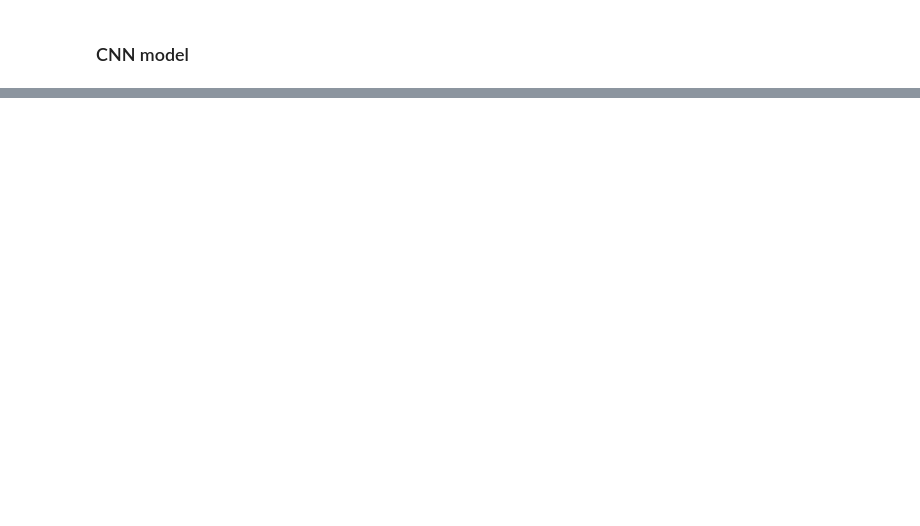
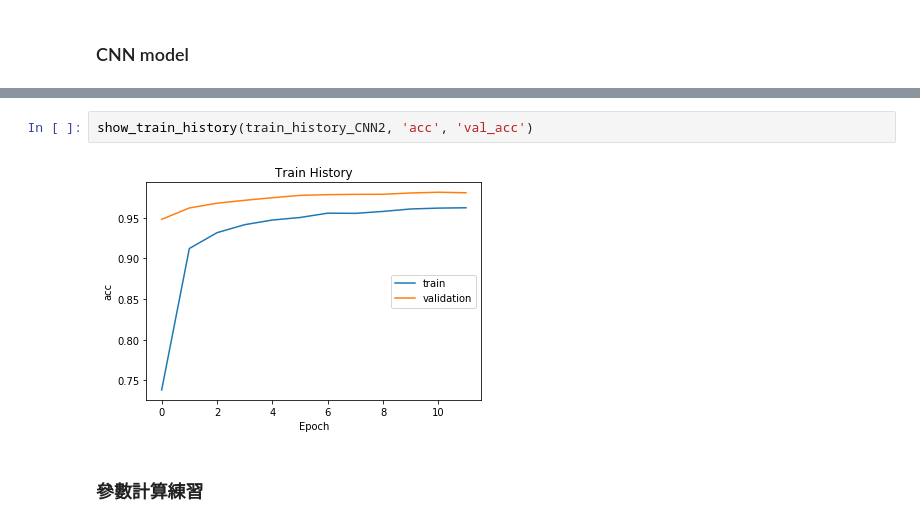
Before and after one commit to johnny12150/ML-100-dyas, a Jupyter notebook: Day01/Winter-Day04.ipynb, the cells around one changed output, grey strips where cells are left out. Cells and saved outputs as stored; diff of their text form; blank space fills up the shorter version.

```diff
--- a/Day01/Winter-Day04.ipynb
+++ b/Day01/Winter-Day04.ipynb
@@ -230,0 +398,6 @@ print('Test accuracy:', score[1])
+# %%
+show_train_history(train_history_CNN2, 'acc', 'val_acc')
+# %% [output]
+[figure, added]
+# %% [markdown]
+### 參數計算練習
```
Also changed, not shown: parts of 24 cells of this notebook.
